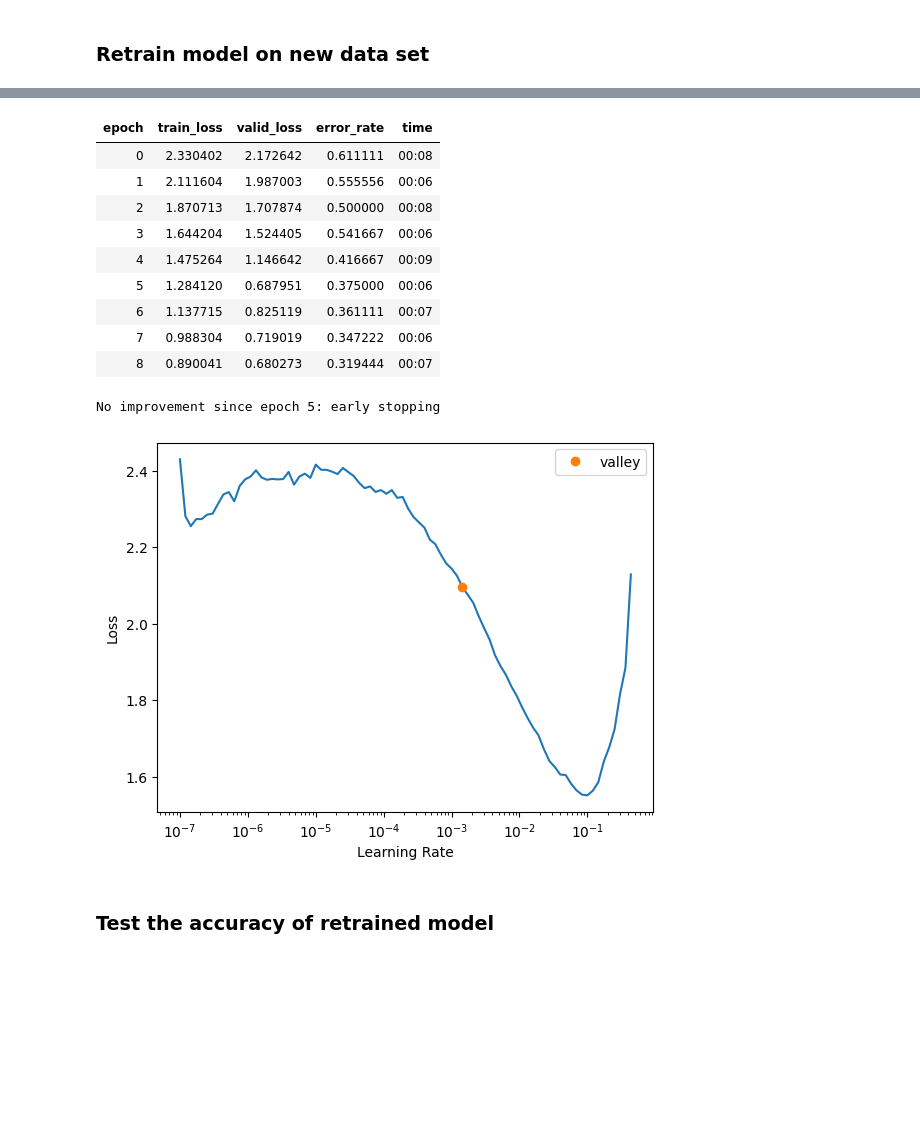
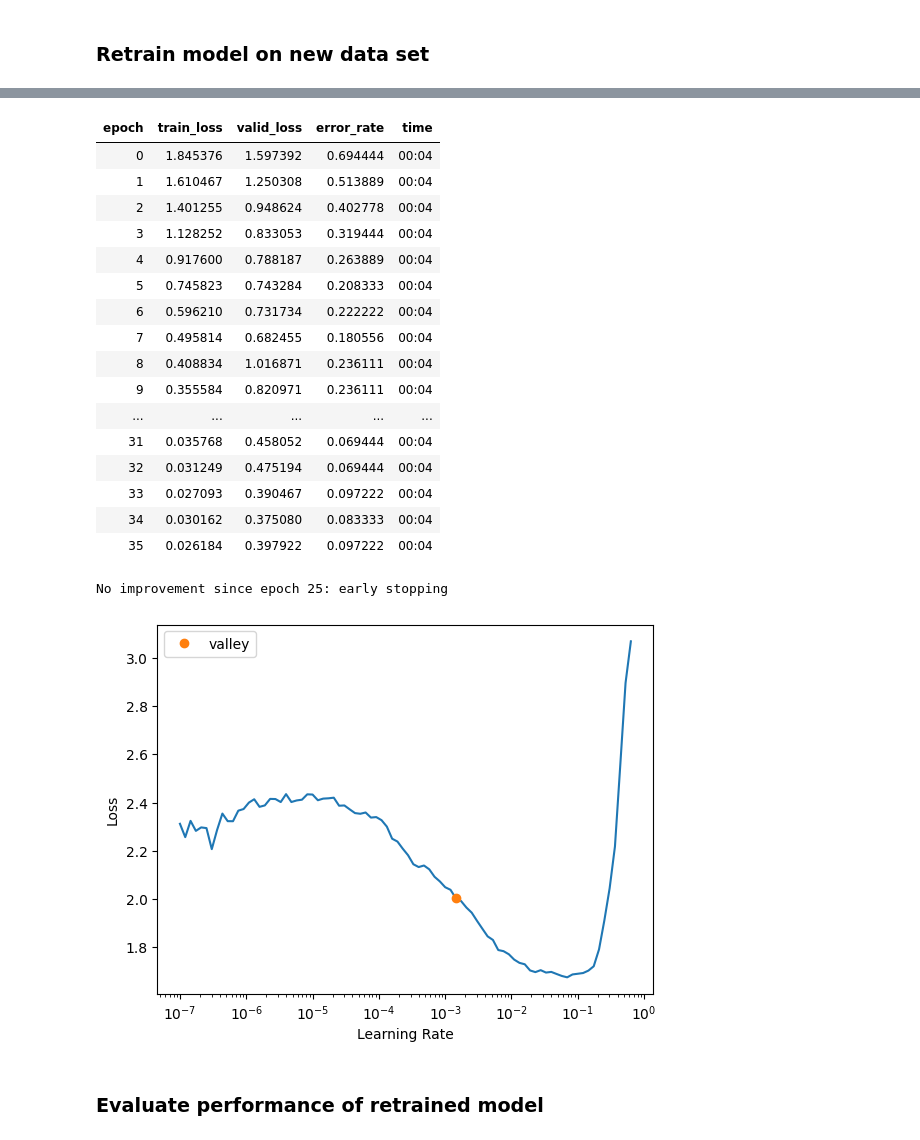
Before and after one commit to davay/data5100, a Jupyter notebook: classifier.ipynb, the cells around one changed output, grey strips where cells are left out. Drawn from its saved outputs; the diff is of its cells as text; code cells hidden in the pictures; blank space fills up the shorter version.

```diff
--- a/classifier.ipynb
+++ b/classifier.ipynb
@@ -59,14 +14,16 @@ Resolving deltas: 100% (21/21), done.
 # %% [markdown]
 ### Label and load images
 # %%
-path = 'data5100/data'
+path = 'data' # local
+# path = 'data5100/data' # google colab
 dls = ImageDataLoaders.from_folder(path,
                             train = 'train',
                             valid = 'valid',
                             test = 'test',
                             item_tfms = Resize(450, pad_mode='zeros'),
                             # item_tfms = RandomResizedCrop(450, min_scale = 0.75), # imagenet models often use 224 x 224. Our images aren't 1:1 aspect ratio, by default center crop will be used. We can add pad_mode='zeros' for no cropping.
-                            batch_tfms=[*aug_transforms(size=224, max_warp=0.), Normalize.from_stats(*imagenet_stats)])
+                            batch_tfms=[*aug_transforms(size=224, max_warp=0.), Normalize.from_stats(*imagenet_stats)],
+                            bs=32) # default is 64, local runs out of memory when used with densenet201
 # %% [markdown]
 ### Test the accuracy of stock imagenet model
 # %%
@@ -79,8 +36,10 @@ dls = ImageDataLoaders.from_folder(path,
 # %% [markdown]
 ### Retrain model on new data set
 # %%
-learn = vision_learner(dls, densenet121, metrics=error_rate)
+learn = vision_learner(dls, densenet201, metrics=error_rate)
 lr_valley = learn.lr_find().valley
-epoch = 30
-learn.fit_one_cycle(epoch, lr_valley, cbs=[EarlyStoppingCallback(monitor='valid_loss', min_delta=0.01, patience=3)])
+epoch = 50
+div = 25
+# learn.fit_one_cycle(epoch, lr_valley)
+learn.fit_one_cycle(epoch, lr_valley, div, cbs=[EarlyStoppingCallback(monitor='valid_loss', min_delta=0.01, patience=10)])
 # %% [output]
@@ -88,18 +46,25 @@ Downloading: "https://download.pytorch.org/models/resnet34-b627a593.pth" to /roo
 [interactive output not drawn]
 | epoch | train_loss | valid_loss | error_rate | time |
-| 0 | 2.330402 | 2.172642 | 0.611111 | 00:08 |
-| 1 | 2.111604 | 1.987003 | 0.555556 | 00:06 |
-| 2 | 1.870713 | 1.707874 | 0.500000 | 00:08 |
-| 3 | 1.644204 | 1.524405 | 0.541667 | 00:06 |
-| 4 | 1.475264 | 1.146642 | 0.416667 | 00:09 |
-| 5 | 1.284120 | 0.687951 | 0.375000 | 00:06 |
-| 6 | 1.137715 | 0.825119 | 0.361111 | 00:07 |
-| 7 | 0.988304 | 0.719019 | 0.347222 | 00:06 |
-| 8 | 0.890041 | 0.680273 | 0.319444 | 00:07 |
+| 0 | 1.845376 | 1.597392 | 0.694444 | 00:04 |
+| 1 | 1.610467 | 1.250308 | 0.513889 | 00:04 |
+| 2 | 1.401255 | 0.948624 | 0.402778 | 00:04 |
+| 3 | 1.128252 | 0.833053 | 0.319444 | 00:04 |
+| 4 | 0.917600 | 0.788187 | 0.263889 | 00:04 |
+| 5 | 0.745823 | 0.743284 | 0.208333 | 00:04 |
+| 6 | 0.596210 | 0.731734 | 0.222222 | 00:04 |
+| 7 | 0.495814 | 0.682455 | 0.180556 | 00:04 |
+| 8 | 0.408834 | 1.016871 | 0.236111 | 00:04 |
+| 9 | 0.355584 | 0.820971 | 0.236111 | 00:04 |
+| ... | ... | ... | ... | ... |
+| 31 | 0.035768 | 0.458052 | 0.069444 | 00:04 |
+| 32 | 0.031249 | 0.475194 | 0.069444 | 00:04 |
+| 33 | 0.027093 | 0.390467 | 0.097222 | 00:04 |
+| 34 | 0.030162 | 0.375080 | 0.083333 | 00:04 |
+| 35 | 0.026184 | 0.397922 | 0.097222 | 00:04 |
-No improvement since epoch 5: early stopping
+No improvement since epoch 25: early stopping
-[figure, old version]
+[figure, new version]
 # %% [markdown]
-### Test the accuracy of retrained model
+### Evaluate performance of retrained model
 # %%
 interp = ClassificationInterpretation.from_learner(learn)
 interp.plot_confusion_matrix(figsize=(6,6))
```
Also changed, not shown: parts of 17 cells of this notebook.
